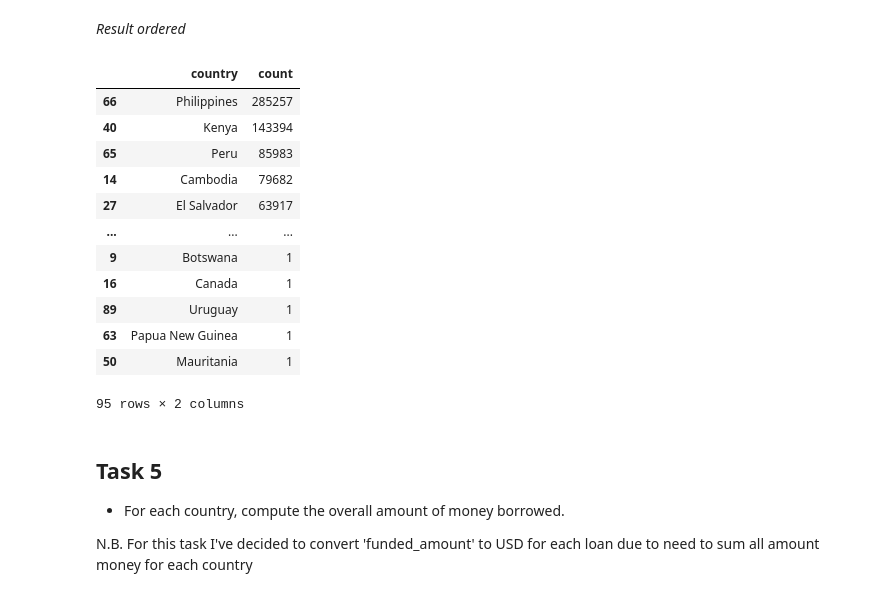
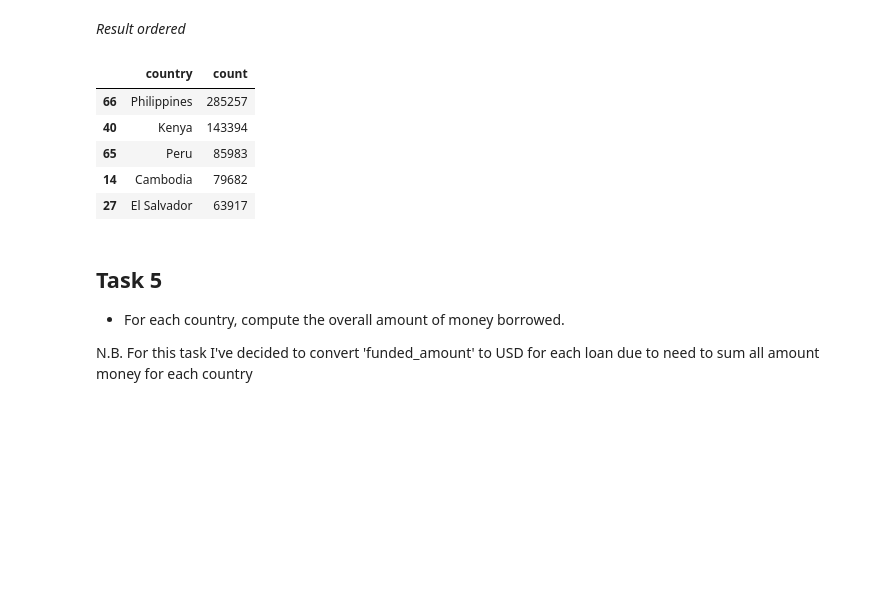
Before and after one commit to gaveter/Project_cs, a Jupyter notebook: Project.ipynb, the cells around one changed output. Drawn from its saved outputs; the diff is of its cells as text; code cells hidden in the pictures; blank space fills up the shorter version.

```diff
--- a/Project.ipynb
+++ b/Project.ipynb
@@ -395,21 +361,14 @@ country_numberLoan.head()
 # %% [markdown]
 _Result ordered_
 # %%
-country_numberLoan.sort_values(by='count',ascending=False)
+country_numberLoan.sort_values(by='count',ascending=False).head()
 # %% [output]
 |  | country | count |
 | 66 | Philippines | 285257 |
 | 40 | Kenya | 143394 |
 | 65 | Peru | 85983 |
 | 14 | Cambodia | 79682 |
 | 27 | El Salvador | 63917 |
-| ... | ... | ... |
-| 9 | Botswana | 1 |
-| 16 | Canada | 1 |
-| 89 | Uruguay | 1 |
-| 63 | Papua New Guinea | 1 |
-| 50 | Mauritania | 1 |
-95 rows × 2 columns
 # %% [markdown]
 ## Task 5
 - For each country, compute the overall amount of money borrowed.
```
Also changed, not shown: parts of 76 cells of this notebook.
